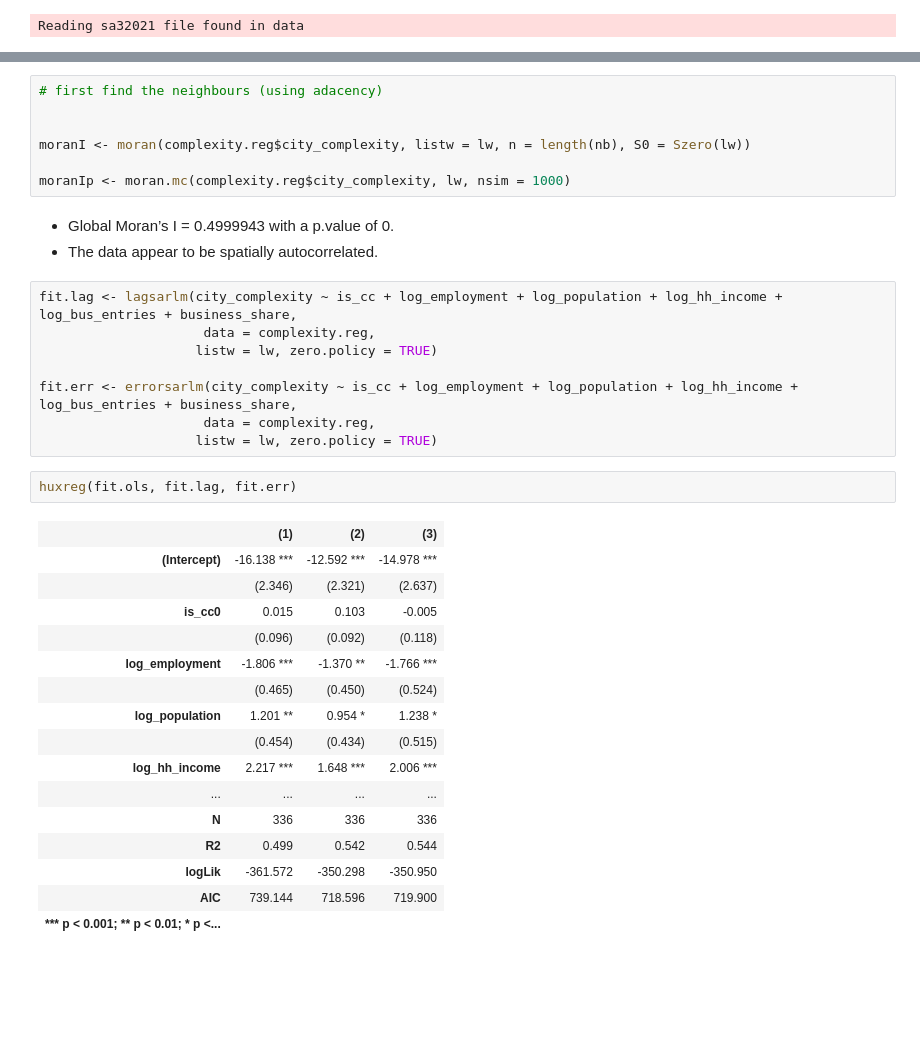
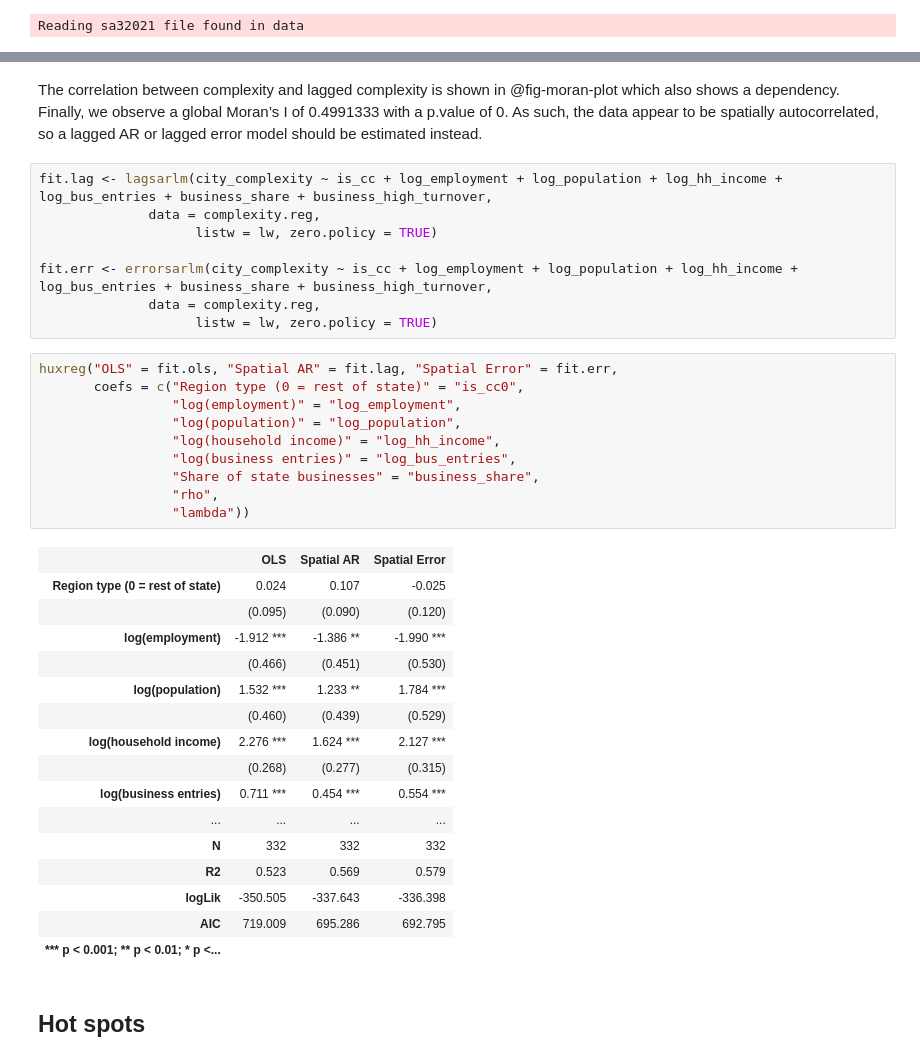
Before and after one commit to aiti-flinders/sirp-complexity, a Jupyter notebook: index.embed.ipynb, the cells around one changed output, grey strips where cells are left out. Cells and saved outputs as stored; diff of their text form; blank space fills up the shorter version.

```diff
--- a/index.embed.ipynb
+++ b/index.embed.ipynb
@@ -246,40 +243,42 @@ moran.plot(as.numeric(scale(complexity.reg$city_complexity)),
-# %%
-# first find the neighbours (using adacency)
-
-
-moranI <- moran(complexity.reg$city_complexity, listw = lw, n = length(nb), S0 = Szero(lw))
-
-moranIp <- moran.mc(complexity.reg$city_complexity, lw, nsim = 1000)
-# %% [markdown]
--   Global Moran’s I = 0.4999943 with a p.value of 0.
--   The data appear to be spatially autocorrelated.
+# %% [markdown]
+The correlation between complexity and lagged complexity is shown in @fig-moran-plot which also shows a dependency. Finally, we observe a global Moran’s I of 0.4991333 with a p.value of 0. As such, the data appear to be spatially autocorrelated, so a lagged AR or lagged error model should be estimated instead.
 # %%
-fit.lag <- lagsarlm(city_complexity ~ is_cc + log_employment + log_population + log_hh_income + log_bus_entries + business_share,
-                     data = complexity.reg,
+fit.lag <- lagsarlm(city_complexity ~ is_cc + log_employment + log_population + log_hh_income + log_bus_entries + business_share + business_high_turnover,
+              data = complexity.reg,
                     listw = lw, zero.policy = TRUE)
 
-fit.err <- errorsarlm(city_complexity ~ is_cc + log_employment + log_population + log_hh_income + log_bus_entries + business_share,
-                     data = complexity.reg,
+fit.err <- errorsarlm(city_complexity ~ is_cc + log_employment + log_population + log_hh_income + log_bus_entries + business_share + business_high_turnover,
+              data = complexity.reg,
                     listw = lw, zero.policy = TRUE)
-# %%
-huxreg(fit.ols, fit.lag, fit.err)
-# %% [output]
-|  | (1) | (2) | (3) |
-| (Intercept) | -16.138 *** | -12.592 *** | -14.978 *** |
-|  | (2.346) | (2.321) | (2.637) |
-| is_cc0 | 0.015 | 0.103 | -0.005 |
-|  | (0.096) | (0.092) | (0.118) |
-| log_employment | -1.806 *** | -1.370 ** | -1.766 *** |
-|  | (0.465) | (0.450) | (0.524) |
-| log_population | 1.201 ** | 0.954 * | 1.238 * |
-|  | (0.454) | (0.434) | (0.515) |
-| log_hh_income | 2.217 *** | 1.648 *** | 2.006 *** |
-| ... | ... | ... | ... |
-| N | 336 | 336 | 336 |
-| R2 | 0.499 | 0.542 | 0.544 |
-| logLik | -361.572 | -350.298 | -350.950 |
-| AIC | 739.144 | 718.596 | 719.900 |
-| *** p < 0.001; ** p < 0.01; * p <... |  |  |  |
+# %%
+huxreg("OLS" = fit.ols, "Spatial AR" = fit.lag, "Spatial Error" = fit.err,
+       coefs = c("Region type (0 = rest of state)" = "is_cc0",
+                 "log(employment)" = "log_employment",
+                 "log(population)" = "log_population",
+                 "log(household income)" = "log_hh_income",
+                 "log(business entries)" = "log_bus_entries",
+                 "Share of state businesses" = "business_share",
+                 "rho",
+                 "lambda"))
+# %% [output]
+|  | OLS | Spatial AR | Spatial Error |
+| Region type (0 = rest of state) | 0.024 | 0.107 | -0.025 |
+|  | (0.095) | (0.090) | (0.120) |
+| log(employment) | -1.912 *** | -1.386 ** | -1.990 *** |
+|  | (0.466) | (0.451) | (0.530) |
+| log(population) | 1.532 *** | 1.233 ** | 1.784 *** |
+|  | (0.460) | (0.439) | (0.529) |
+| log(household income) | 2.276 *** | 1.624 *** | 2.127 *** |
+|  | (0.268) | (0.277) | (0.315) |
+| log(business entries) | 0.711 *** | 0.454 *** | 0.554 *** |
+| ... | ... | ... | ... |
+| N | 332 | 332 | 332 |
+| R2 | 0.523 | 0.569 | 0.579 |
+| logLik | -350.505 | -337.643 | -336.398 |
+| AIC | 719.009 | 695.286 | 692.795 |
+| *** p < 0.001; ** p < 0.01; * p <... |  |  |  |
+# %% [markdown]
+## Hot spots
 # %%
 MC.i <- localmoran_perm(complexity.reg$city_complexity, lw, nsim = 9999)
 
```
Also changed, not shown: parts of 11 cells of this notebook, 24 other files.
